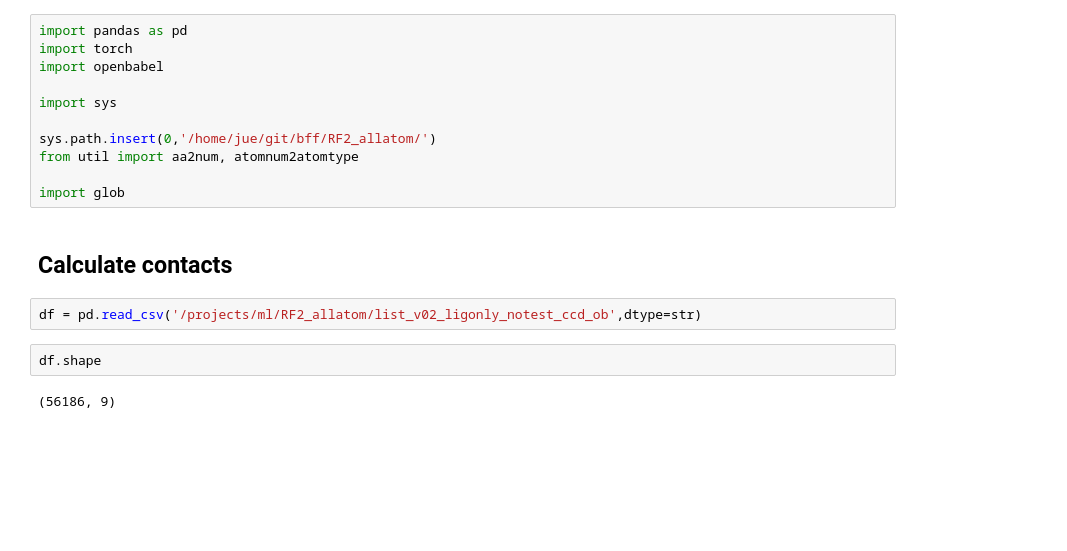
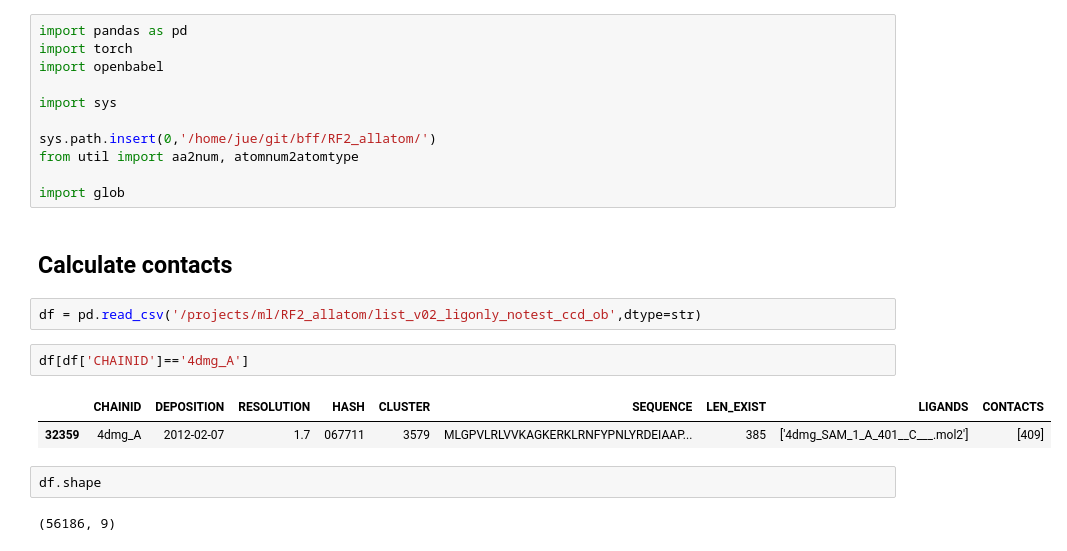
Before and after one commit to RosettaCommons/foundry, a Jupyter notebook: notebooks/filter_sm_compl_data.ipynb, the cells around one changed output. Cells and saved outputs as stored; diff of their text form; blank space fills up the shorter version.

```diff
--- a/notebooks/filter_sm_compl_data.ipynb
+++ b/notebooks/filter_sm_compl_data.ipynb
@@ -48,6 +48,11 @@ import glob
 ## Calculate contacts
 # %%
 df = pd.read_csv('/projects/ml/RF2_allatom/list_v02_ligonly_notest_ccd_ob',dtype=str)
+# %%
+df[df['CHAINID']=='4dmg_A']
+# %% [output]
+|  | CHAINID | DEPOSITION | RESOLUTION | HASH | CLUSTER | SEQUENCE | LEN_EXIST | LIGANDS | CONTACTS |
+| 32359 | 4dmg_A | 2012-02-07 | 1.7 | 067711 | 3579 | MLGPVLRLVVKAGKERKLRNFYPNLYRDEIAAP... | 385 | ['4dmg_SAM_1_A_401__C___.mol2'] | [409] |
 # %%
 df.shape
 # %% [output]
```
Also changed, not shown: parts of 18 cells of this notebook, 8 other files.
